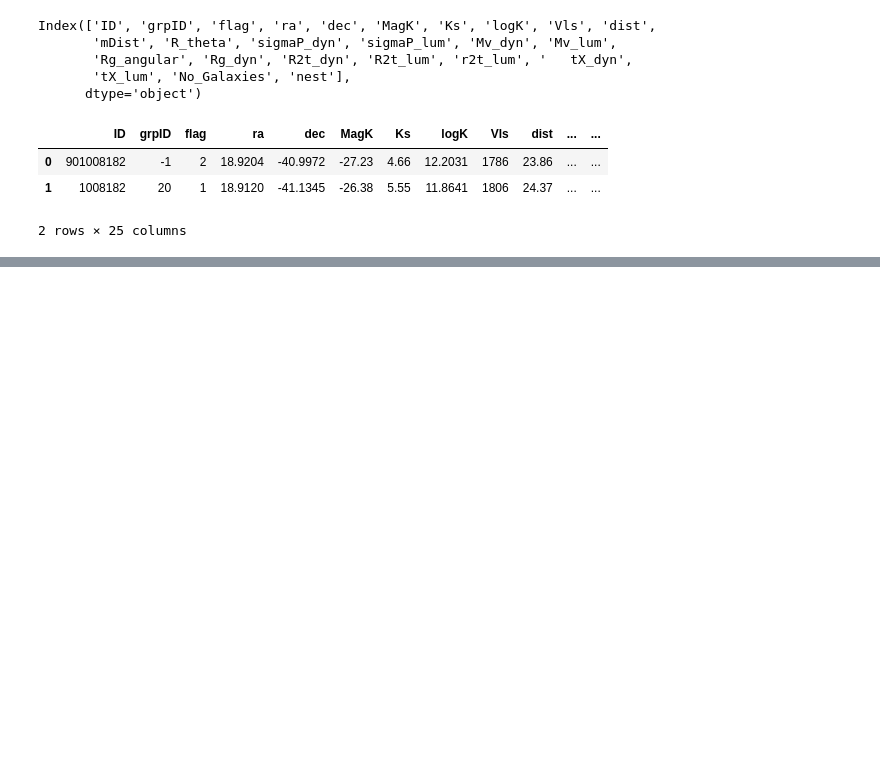
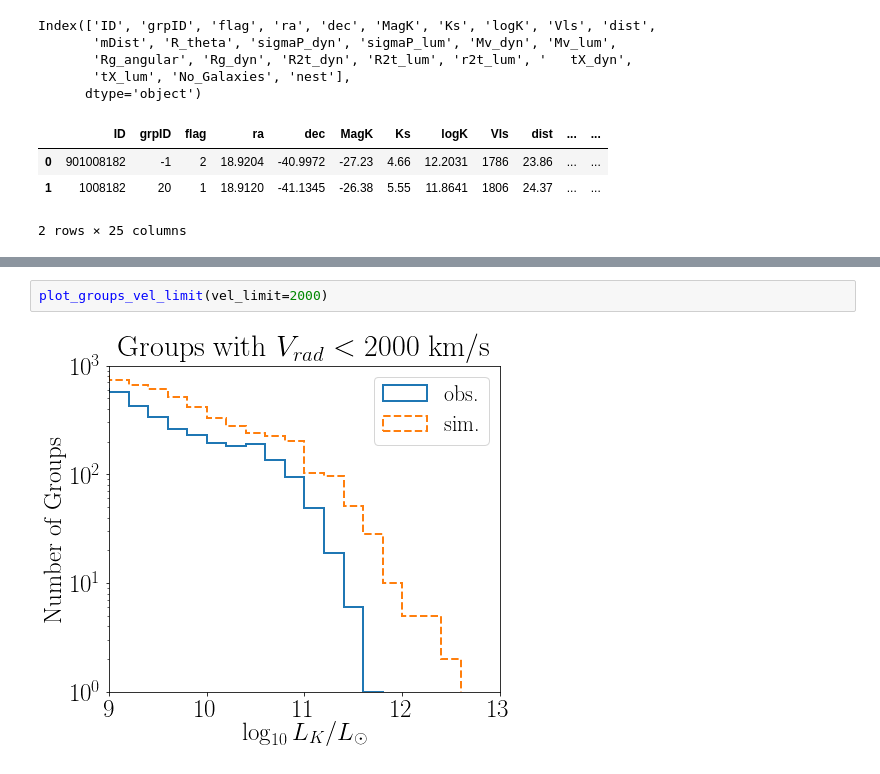
Before and after one commit to forero/IllustrisGroups, a Jupyter notebook: src/groups_obs_vs_sim.ipynb, the cells around one changed output, grey strips where cells are left out. Saved outputs shown, nothing was run; the diff lists cells and outputs as text; blank space fills up the shorter version.

```diff
--- a/src/groups_obs_vs_sim.ipynb
+++ b/src/groups_obs_vs_sim.ipynb
@@ -57,0 +68,4 @@ plt.ylabel("Number of Groups")
+# %%
+plot_groups_vel_limit(vel_limit=2000)
+# %% [output]
+[figure, added]
```
Also changed, not shown: parts of 4 cells of this notebook.
